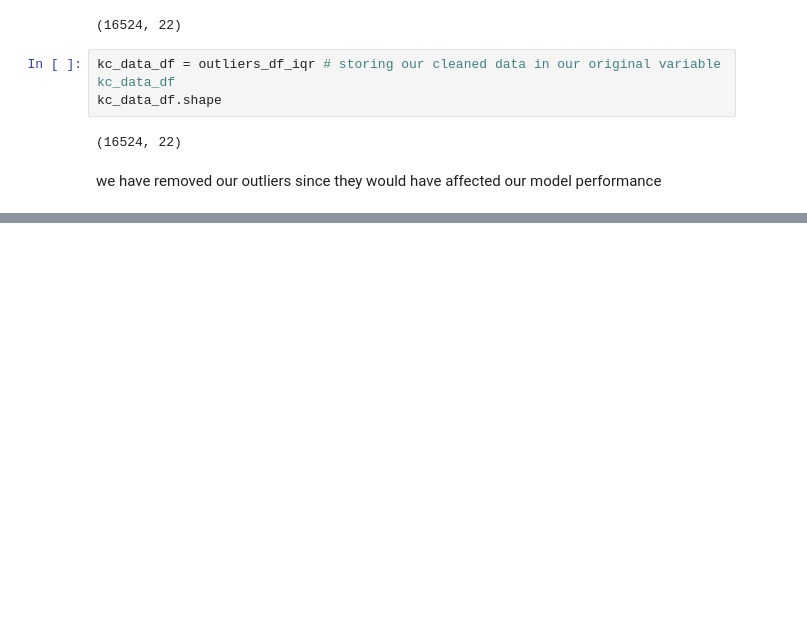
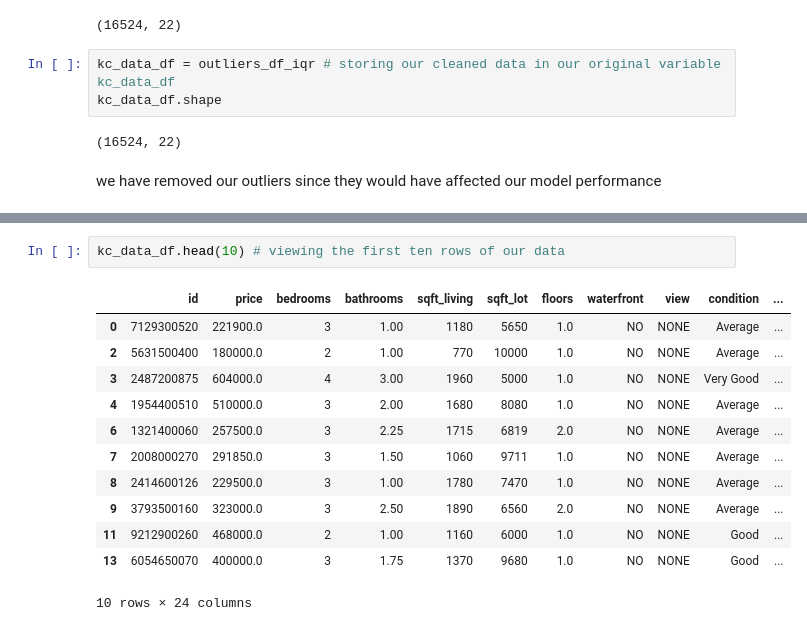
Before and after one commit to ggeorgekkariuki/Kings-Country-Housing-Project, a Jupyter notebook: student.ipynb, the cells around one changed output, grey strips where cells are left out. Cells and saved outputs as stored; diff of their text form; blank space fills up the shorter version.

```diff
--- a/student.ipynb
+++ b/student.ipynb
@@ -445,0 +467,15 @@ we have removed our outliers  since they would have affected our model performan
+# %%
+kc_data_df.head(10) # viewing the first ten rows of our data
+# %% [output]
+|  | id | price | bedrooms | bathrooms | sqft_living | sqft_lot | floors | waterfront | view | condition | ... |
+| 0 | 7129300520 | 221900.0 | 3 | 1.00 | 1180 | 5650 | 1.0 | NO | NONE | Average | ... |
+| 2 | 5631500400 | 180000.0 | 2 | 1.00 | 770 | 10000 | 1.0 | NO | NONE | Average | ... |
+| 3 | 2487200875 | 604000.0 | 4 | 3.00 | 1960 | 5000 | 1.0 | NO | NONE | Very Good | ... |
+| 4 | 1954400510 | 510000.0 | 3 | 2.00 | 1680 | 8080 | 1.0 | NO | NONE | Average | ... |
+| 6 | 1321400060 | 257500.0 | 3 | 2.25 | 1715 | 6819 | 2.0 | NO | NONE | Average | ... |
+| 7 | 2008000270 | 291850.0 | 3 | 1.50 | 1060 | 9711 | 1.0 | NO | NONE | Average | ... |
+| 8 | 2414600126 | 229500.0 | 3 | 1.00 | 1780 | 7470 | 1.0 | NO | NONE | Average | ... |
+| 9 | 3793500160 | 323000.0 | 3 | 2.50 | 1890 | 6560 | 2.0 | NO | NONE | Average | ... |
+| 11 | 9212900260 | 468000.0 | 2 | 1.00 | 1160 | 6000 | 1.0 | NO | NONE | Good | ... |
+| 13 | 6054650070 | 400000.0 | 3 | 1.75 | 1370 | 9680 | 1.0 | NO | NONE | Good | ... |
+10 rows × 24 columns
```
Also changed, not shown: parts of 27 cells of this notebook.
